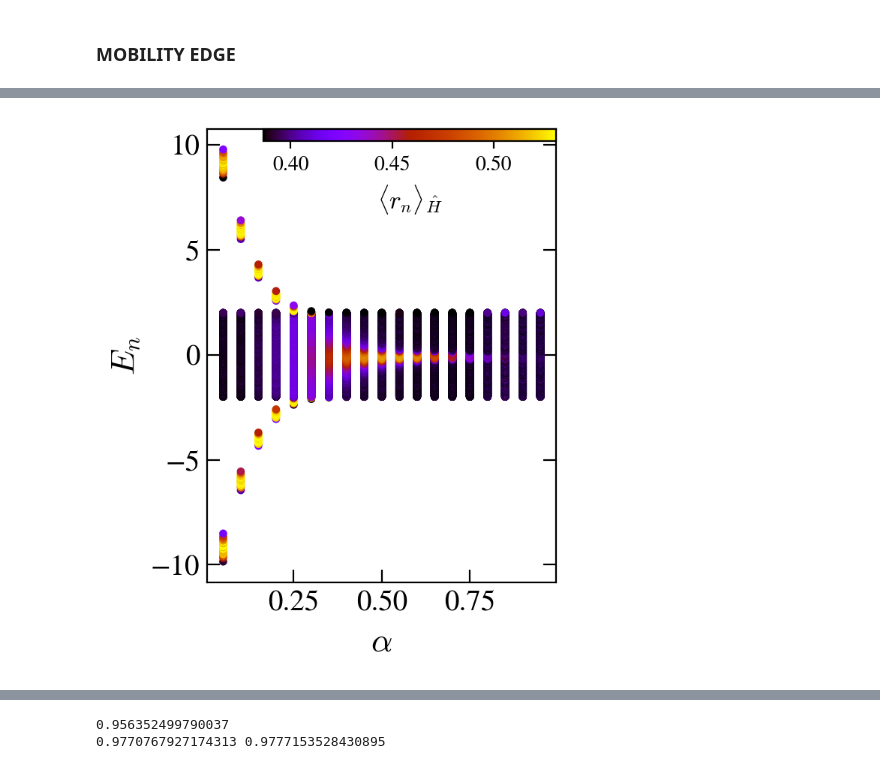
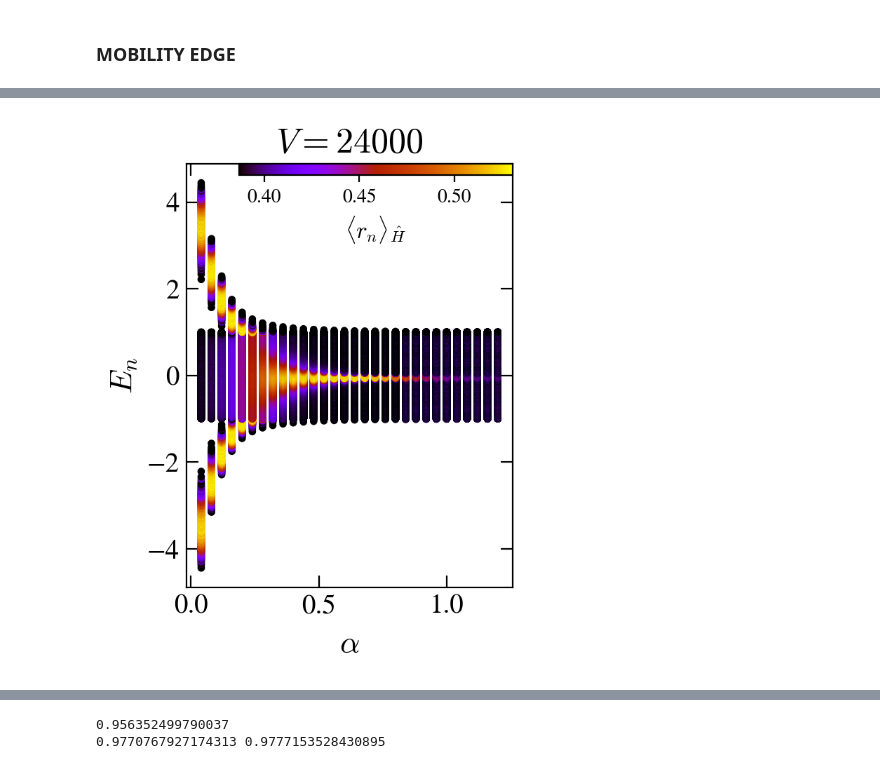
Before and after one commit to Rafal-Swietek/QHamSolver, a Jupyter notebook: QuadQSun/Jupter_Python/tests.ipynb, the cells around one changed output, grey strips where cells are left out. Drawn from its saved outputs; the diff is of its cells as text; code cells hidden in the pictures.

```diff
--- a/QuadQSun/Jupter_Python/tests.ipynb
+++ b/QuadQSun/Jupter_Python/tests.ipynb
@@ -287,56 +298,69 @@ fig.subplots_adjust(wspace = 0.02, hspace=0.02)
 
 markers = itertools.cycle(markers_ls)
 
-fig, axis = plt.subplots( nrows=1, ncols=1, figsize=(3,4), dpi = 200)
 
 J=1
 
 alfa=0.6
 h=0
-w=2
-zeta=0.2
+
+w=1
+zeta=0.1
 
 N=100
 gamma=1
 ini_ave=0
 
-L = 20000
+L = 10000
+N = 1000#L//4
 
-alfa_vals = np.arange(0.05, 1.3, 0.05)
-print(alfa_vals)
+sizes = np.array( [1000, 2000, 4000, 8000, 10000, 16000, 20000] )
+sizes = np.array( [24000, 32000, 40000] )
 
-window = 6
-projected = 1
+for L in sizes:
 
-s_m = matplotlib.cm.ScalarMappable(cmap='gnuplot', norm= matplotlib.colors.Normalize(vmin=0.3867, vmax=0.5307 ))
-s_m.set_array([])
+    fig, axis = plt.subplots( nrows=1, ncols=1, figsize=(3,4), dpi = 200)
+    alfa_vals = np.arange(0.04, 1.21, 0.04)
+    print(alfa_vals)
 
-dim = L+N
-for ii, alfa in enumerate(alfa_vals):
-    name = base_dir + 'DIAGONALIZATION/' + info(L=L, N=N, J=J, gamma=gamma, zeta=zeta, alfa=alfa, h=h, w=w, ext='.hdf5', ini_ave=ini_ave)
-    if exists(name):
-        with h5py.File(name, "r") as file:
-            E = np.array(file.get('mean energies'))[1 : -1]
-            gap_ratio = np.array(file.get('gap ratio'))
-            E = E[::4]
-            gap_ratio = gap_ratio[::4]
+    window = 6
+    projected = 1
 
-            colors = [s_m.to_rgba(r) for r in gap_ratio]
+    s_m = matplotlib.cm.ScalarMappable(cmap='gnuplot', norm= matplotlib.colors.Normalize(vmin=0.3867, vmax=0.5307 ))
+    s_m.set_array([])
 
-            axis.scatter(np.ones(E.size) * alfa, E, color=colors, s=8)
-    else:
-        print(name)
+    dim = L+N
+    for ii, alfa in enumerate(alfa_vals):
+        name = base_dir + 'DIAGONALIZATION/' + info(L=L, N=N, J=J, gamma=gamma, zeta=zeta, alfa=alfa, h=h, w=w, ext='.hdf5', ini_ave=ini_ave)
+        if exists(name):
+            with h5py.File(name, "r") as file:
+                E = np.array(file.get('mean energies'))[1 : -1]
+                gap_ratio = np.array(file.get('gap ratio'))
+                # E = E[::10]
+                # gap_ratio = gap_ratio[::10]
 
-fig_help.set_plot_elements(axis, ylabel=r"$E_n$", xlabel=r"$\alpha$", font_size=14, set_legend=False)
+                # idx = np.argmin( np.abs(E - np.mean(E) ))
+                # idx = 200
+                # E = E[idx - 200 : idx + 200]
+                # gap_ratio = gap_ratio[idx - 200 : idx + 200]
 
-# fig.subplots_adjust(right=0.96)
-cbar_ax = fig.add_axes([0.25, 0.86, 0.65, 0.02])
-# fig.colorbar(im, cax=cbar_ax)
-cbar = fig.colorbar(s_m, cax=cbar_ax, aspect=1, orientation = 'horizontal')
-cbar.set_label(r"$\langle r_n\rangle_{\hat{H}}$", fontsize=12)
-cbar_ax.xaxis.set_ticks_position('bottom')
-cbar_ax.xaxis.set_label_position('bottom')
+                colors = [s_m.to_rgba(r) for r in gap_ratio]
 
-fig.subplots_adjust(wspace = 0.02, hspace=0.02)
-# fig.savefig("plots_AGP/FigS2.pdf", bbox_inches = 'tight', pad_inches=0.02)
+                axis.scatter(np.ones(E.size) * alfa, E, color=colors, s=8)
+        else:
+            print(name)
+
+    fig_help.set_plot_elements(axis, ylabel=r"$E_n$", xlabel=r"$\alpha$", font_size=14, set_legend=False)
+
+    # fig.subplots_adjust(right=0.96)
+    cbar_ax = fig.add_axes([0.25, 0.86, 0.65, 0.02])
+    # fig.colorbar(im, cax=cbar_ax)
+    cbar = fig.colorbar(s_m, cax=cbar_ax, aspect=1, orientation = 'horizontal')
+    cbar.set_label(r"$\langle r_n\rangle_{\hat{H}}$", fontsize=12)
+    cbar_ax.xaxis.set_ticks_position('bottom')
+    cbar_ax.xaxis.set_label_position('bottom')
+
+    fig.subplots_adjust(wspace = 0.02, hspace=0.02)
+    axis.set_title(r"$V=%d$"%L, fontsize=18)
+    fig.savefig("Fig_V=%d.pdf"%L, bbox_inches = 'tight', pad_inches=0.02)
 # %% [output]
@@ -351 +384 @@ fig.subplots_adjust(wspace = 0.02, hspace=0.02)
-[figure, old version]
+[figure, new version]
```
Also changed, not shown: parts of 11 cells of this notebook, 2 other files.
